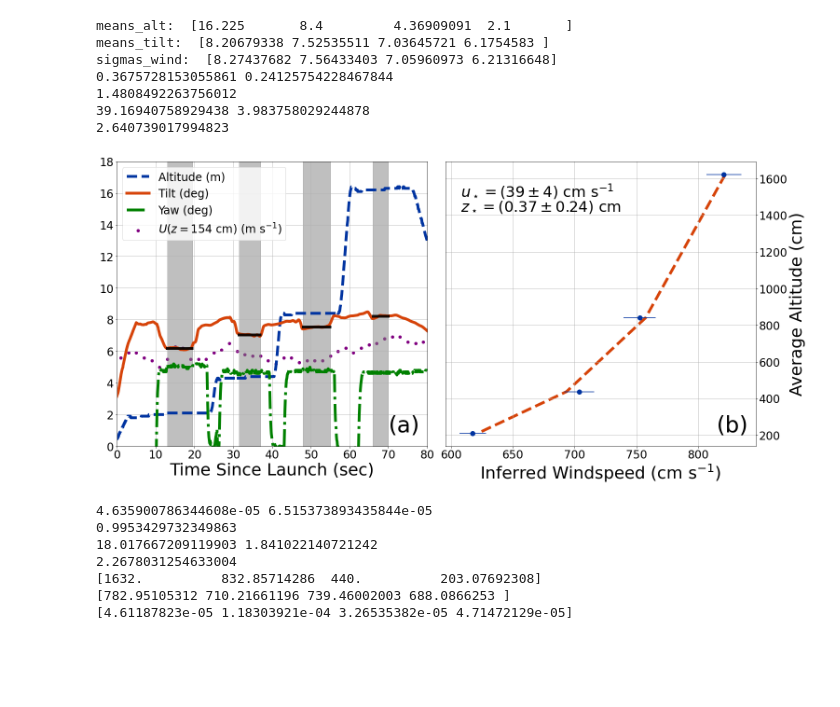
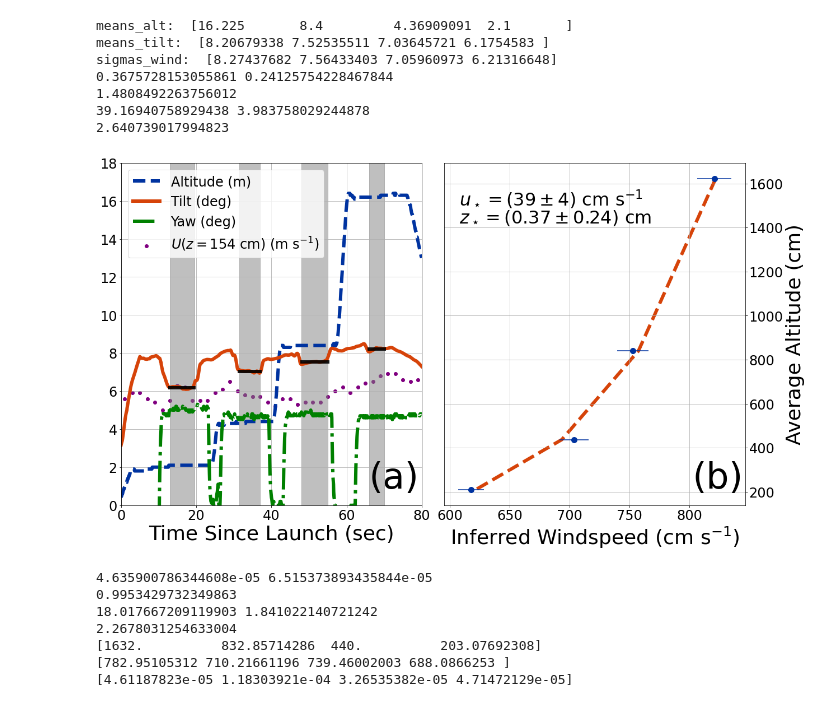
Before and after one commit to BoiseStatePlanetary/Optimizing-Number-and-Placement-of-Anemometers, a Jupyter notebook: figures and data/Inspecting Flight Files.ipynb, the cells around one changed output. Cells and saved outputs as stored; diff of their text form; code cells hidden in the pictures; blank space fills up the shorter version.

Commit message:
Updated figure

```diff
--- a/figures and data/Inspecting Flight Files.ipynb
+++ b/figures and data/Inspecting Flight Files.ipynb
@@ -27,7 +27,7 @@ def calc_mean_tilt_and_alt(time, tilt, alt, min_time, max_time):
     return cur_mean_tilt, cur_mean_alt, profile_point, cur_sigma_tilt, cur_sigma_alt
 # %%
 # This is the one figure you actually used in the paper.
-fig = plt.figure(figsize=(12*aspect_ratio, 10))
+fig = plt.figure(figsize=(10*aspect_ratio, 10))
 ax1 = fig.add_subplot(121)
 ax2 = fig.add_subplot(122)
 
@@ -61,7 +61,7 @@ ax1.plot(drone_time, data['yawdeg'], lw=6, ls='-.', color='green', label="Yaw (d
 ax1.scatter(time, winddata[start_index:, 7], color='purple',
         label=r'$U(z = {\rm 154\ cm})\ \left({\rm m\ s^{-1}} \right)$')
 
-ax1.text(0.875, 0.05, "(a)", fontsize=48, transform=ax1.transAxes)
+ax1.text(0.825, 0.05, "(a)", fontsize=64, transform=ax1.transAxes)
 ax1.tick_params(labelsize=24)
 ax1.set_xlabel("Time Since Launch (sec)", fontsize=36)
 ax1.legend(loc='upper left', fontsize=24)
@@ -179,36 +179,36 @@ ax2.set_ylabel("Average Altitude (cm)", fontsize=36)
 ax2.set_xlabel(r'Inferred Windspeed $\left( { \rm cm\ s^{-1} } \right)$', fontsize=36)
 ax2.grid(True)
 
-ax2.text(0.875, 0.05, "(b)", fontsize=48, transform=ax2.transAxes)
+ax2.text(0.825, 0.05, "(b)", fontsize=64, transform=ax2.transAxes)
 ax2.text(0.05, 0.875, r'$u_\star = \left( %.0f\pm%.0f \right)\ {\rm cm\ s^{-1}}$' % (ustar, sigma_ustar),
          fontsize=32, transform=ax2.transAxes)
 ax2.text(0.05, 0.825, r'$z_\star = \left( %.2f\pm%.2f \right)\ {\rm cm}$' % (zstar, sigma_zstar),
          fontsize=32, transform=ax2.transAxes)
 
 print(zstar, sigma_zstar)
 best_fit_zstar = 0.01
 best_fit_zstar_sigma = 0.01
 print(np.abs(zstar - best_fit_zstar)/np.sqrt(sigma_zstar**2 + best_fit_zstar_sigma**2))
 print(ustar, sigma_ustar)
 best_fit_ustar = 26.
 best_fit_ustar_sigma = 3.
 print(np.abs(ustar - best_fit_ustar)/np.sqrt(sigma_ustar**2 + best_fit_ustar_sigma**2))
 
 # print(x)
 # print(y)
 # print(x*np.exp(-kappa*y/ustar))
 
 plt.tight_layout()
 fig.savefig("wind_profile_experiment_2022-06-08_17-49-18_v2.jpg", dpi=300, bbox_inches="tight")
 # %% [output]
 means_alt:  [16.225       8.4         4.36909091  2.1       ]
 means_tilt:  [8.20679338 7.52535511 7.03645721 6.1754583 ]
 sigmas_wind:  [8.27437682 7.56433403 7.05960973 6.21316648]
 0.3675728153055861 0.24125754228467844
 1.4808492263756012
 39.16940758929438 3.983758029244878
 2.640739017994823
-[figure, old version]
+[figure, new version]
 # %%
 kappa = 0.4
 
```
Also changed, not shown: 2 other files.
